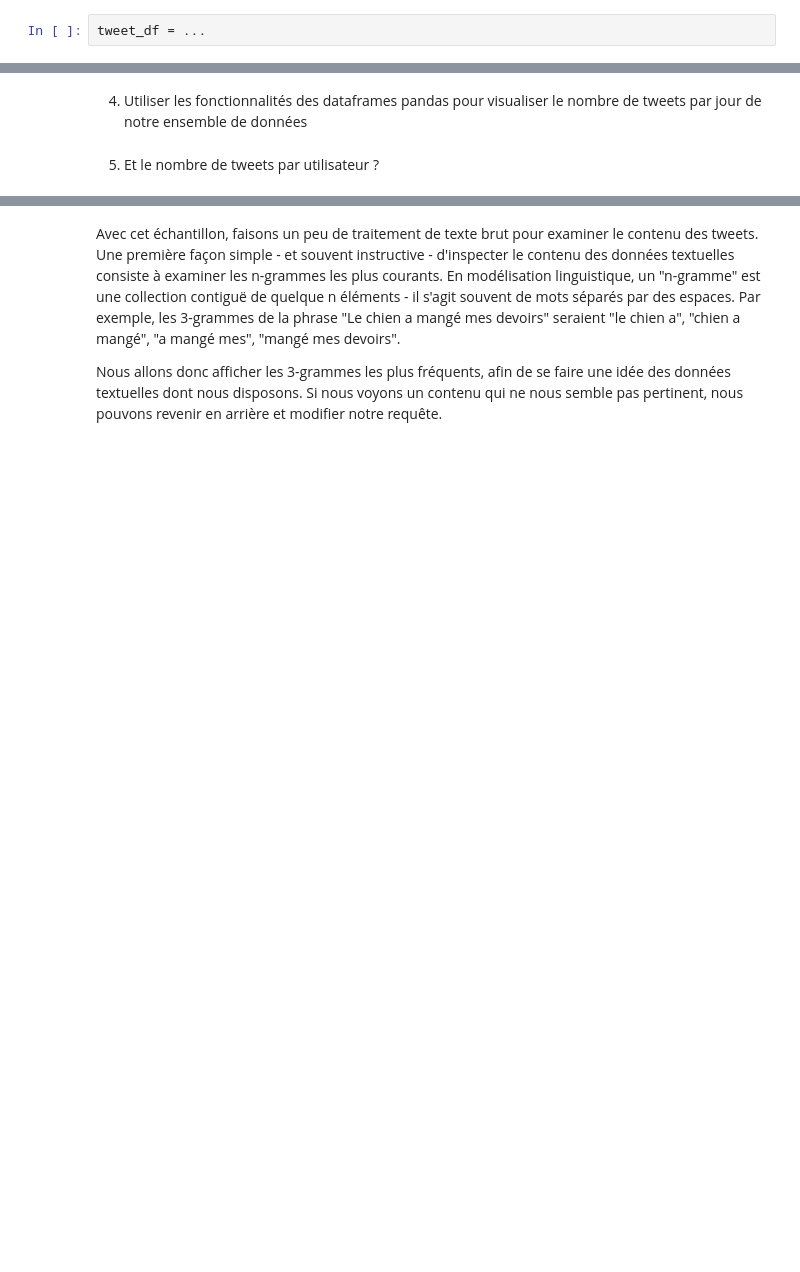
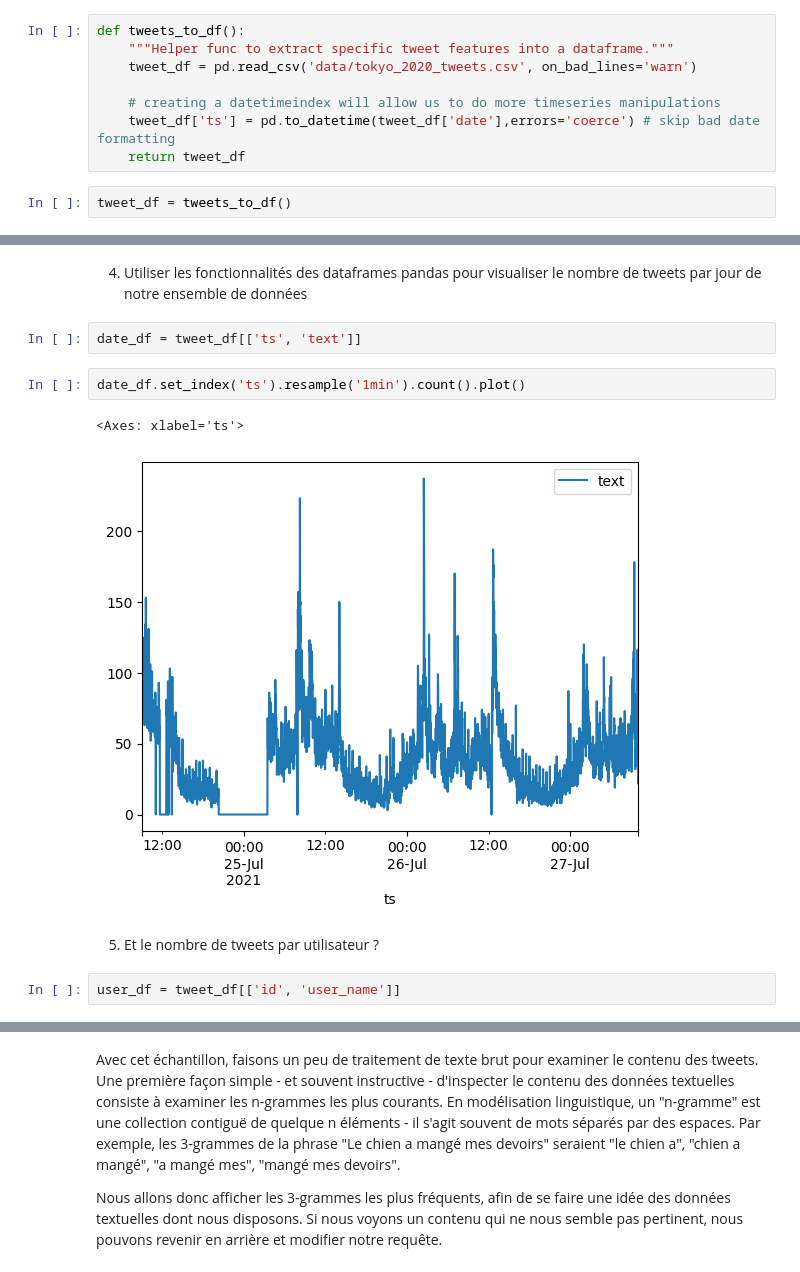
Before and after one commit to josephine-delas/ai-for-cyberattacks, a Jupyter notebook: TP1/TP_1.ipynb, the cells around one changed output, grey strips where cells are left out. Saved outputs shown, nothing was run; the diff lists cells and outputs as text; blank space fills up the shorter version.

```diff
--- a/TP1/TP_1.ipynb
+++ b/TP1/TP_1.ipynb
@@ -118,7 +124,15 @@ Maintenant que nous avons collecté les données, il est important de les conna
     *Indice : la fonction `to_datetime()` est utile pour manipuler plus facilement les données temporelles*
 # %%
 import pandas as pd
+# %%
+def tweets_to_df():
+    """Helper func to extract specific tweet features into a dataframe."""
+    tweet_df = pd.read_csv('data/tokyo_2020_tweets.csv', on_bad_lines='warn')
+
+    # creating a datetimeindex will allow us to do more timeseries manipulations
+    tweet_df['ts'] = pd.to_datetime(tweet_df['date'],errors='coerce') # skip bad date formatting
+    return tweet_df
 # %%
-tweet_df = ...
+tweet_df = tweets_to_df()
 # %%
 tweet_df.head()
@@ -125,4 +146,13 @@ tweet_df.head()
 # %% [markdown]
 4. Utiliser les fonctionnalités des dataframes pandas pour visualiser le nombre de tweets par jour de notre ensemble de données
+# %%
+date_df = tweet_df[['ts', 'text']]
+# %%
+date_df.set_index('ts').resample('1min').count().plot()
+# %% [output]
+<Axes: xlabel='ts'>
+[figure, added]
 # %% [markdown]
 5. Et le nombre de tweets par utilisateur ?
+# %%
+user_df = tweet_df[['id', 'user_name']]
```
Also changed, not shown: parts of 16 cells of this notebook, 1 other file.
